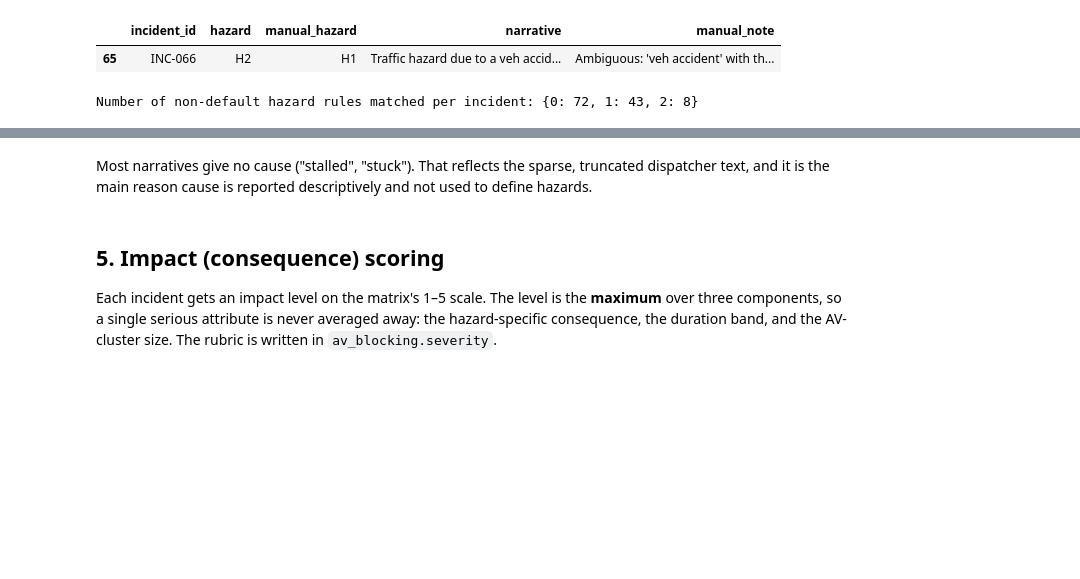
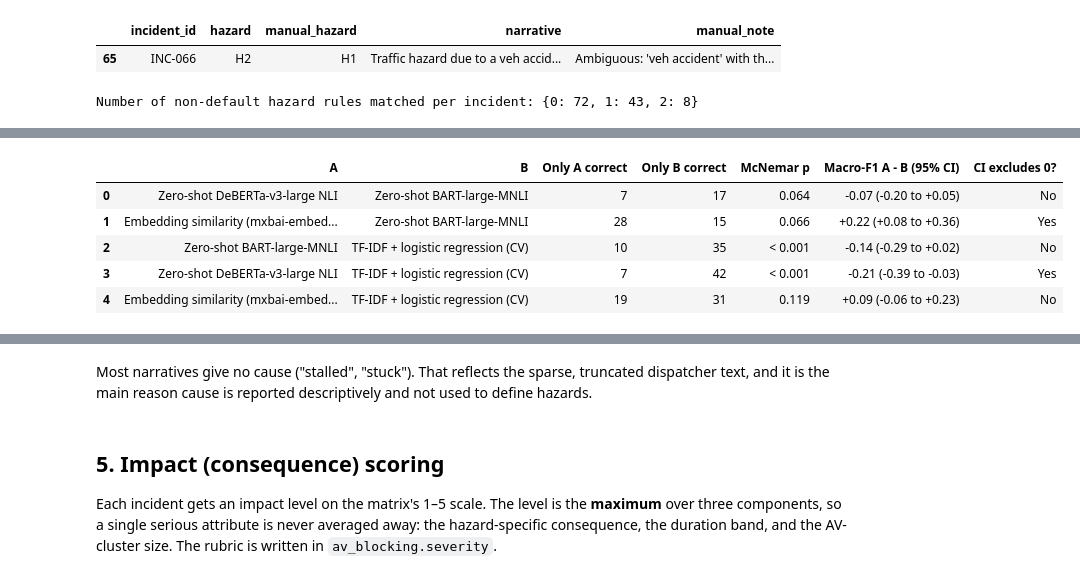
Before and after one commit to jonathanwilsonami/av-blocking-analysis, a Jupyter notebook: notebooks/av_blocking_analysis.ipynb, the cells around one changed output, grey strips where cells are left out. Drawn from its saved outputs; the diff is of its cells as text; code cells hidden in the pictures; blank space fills up the shorter version.

```diff
--- a/notebooks/av_blocking_analysis.ipynb
+++ b/notebooks/av_blocking_analysis.ipynb
@@ -387 +506,39 @@ save_vars({"lr_f1": r(lr), "xgb_f1": r(xg), "base_f1": r(base["macro_F1"]), "rul
+# %%
+# Paired significance tests: are the differences between classifiers larger than chance?
+# Both predictions are for the same 123 incidents, so the tests are paired:
+#   * exact McNemar test on per-incident correctness (accuracy difference)
+#   * paired percentile bootstrap of the macro-F1 difference (5,000 resamples)
+# Supervised models use their out-of-fold predictions (first CV repeat).
+named = {**{m + " (CV)": p for m, p in pooled.items()}, **pretrained}
+pairs = []
+bart_name = nlp.PRETRAINED_MODELS["bart"]["name"]
+for key in ["deberta", "embedding"]:
+    name = nlp.PRETRAINED_MODELS[key]["name"]
+    if name in named and bart_name in named:
+        pairs.append((name, bart_name))
+for name in pretrained:
+    pairs.append((name, "TF-IDF + logistic regression (CV)"))
+ptests = []
+for a, b in pairs:
+    mc = nlp.mcnemar_exact(df.manual_hazard, named[a], named[b])
+    bs = nlp.paired_bootstrap_f1(df.manual_hazard, named[a], named[b])
+    ptests.append({"A": a, "B": b, "Only A correct": mc["only_a_correct"], "Only B correct": mc["only_b_correct"],
+                   "McNemar p": fmt_p(mc["p_value"]),
+                   "Macro-F1 A - B (95% CI)": f"{bs['delta_macro_F1']:+.2f} ({bs['ci_lo']:+.2f} to {bs['ci_hi']:+.2f})",
+                   "CI excludes 0?": "Yes" if bs["ci_lo"] > 0 or bs["ci_hi"] < 0 else "No"})
+ptests = pd.DataFrame(ptests)
+display(ptests)
+save_table(ptests, "tbl-classifier-tests",
+           "Paired comparisons of classifiers on the same incidents: exact McNemar test on correctness and paired-bootstrap 95% CI for the macro-F1 difference.")
+for _, t in ptests.iterrows():
+    key = next(k for k, s in nlp.PRETRAINED_MODELS.items() if s["name"] == t["A"])
+    tag = "vs_bart" if t["B"] == bart_name else "vs_lr"
+    save_vars({"mcnemar_p": t["McNemar p"], "delta_f1": t["Macro-F1 A - B (95% CI)"]}, f"ml.{key}.{tag}")
+# %% [output]
+|  | A | B | Only A correct | Only B correct | McNemar p | Macro-F1 A - B (95% CI) | CI excludes 0? |
+| 0 | Zero-shot DeBERTa-v3-large NLI | Zero-shot BART-large-MNLI | 7 | 17 | 0.064 | -0.07 (-0.20 to +0.05) | No |
+| 1 | Embedding similarity (mxbai-embed... | Zero-shot BART-large-MNLI | 28 | 15 | 0.066 | +0.22 (+0.08 to +0.36) | Yes |
+| 2 | Zero-shot BART-large-MNLI | TF-IDF + logistic regression (CV) | 10 | 35 | < 0.001 | -0.14 (-0.29 to +0.02) | No |
+| 3 | Zero-shot DeBERTa-v3-large NLI | TF-IDF + logistic regression (CV) | 7 | 42 | < 0.001 | -0.21 (-0.39 to -0.03) | Yes |
+| 4 | Embedding similarity (mxbai-embed... | TF-IDF + logistic regression (CV) | 19 | 31 | 0.119 | +0.09 (-0.06 to +0.23) | No |
 # %% [markdown]
```
Also changed, not shown: parts of 11 cells of this notebook, 39 other files.
